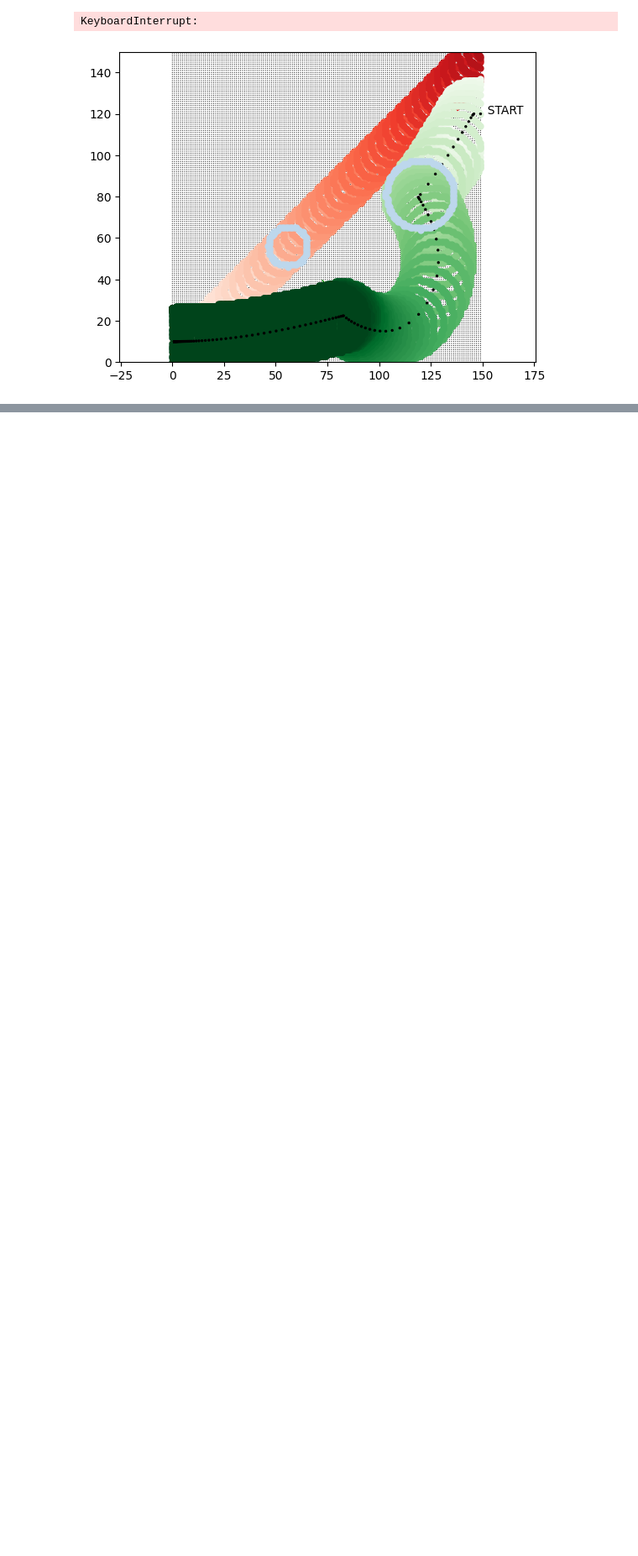
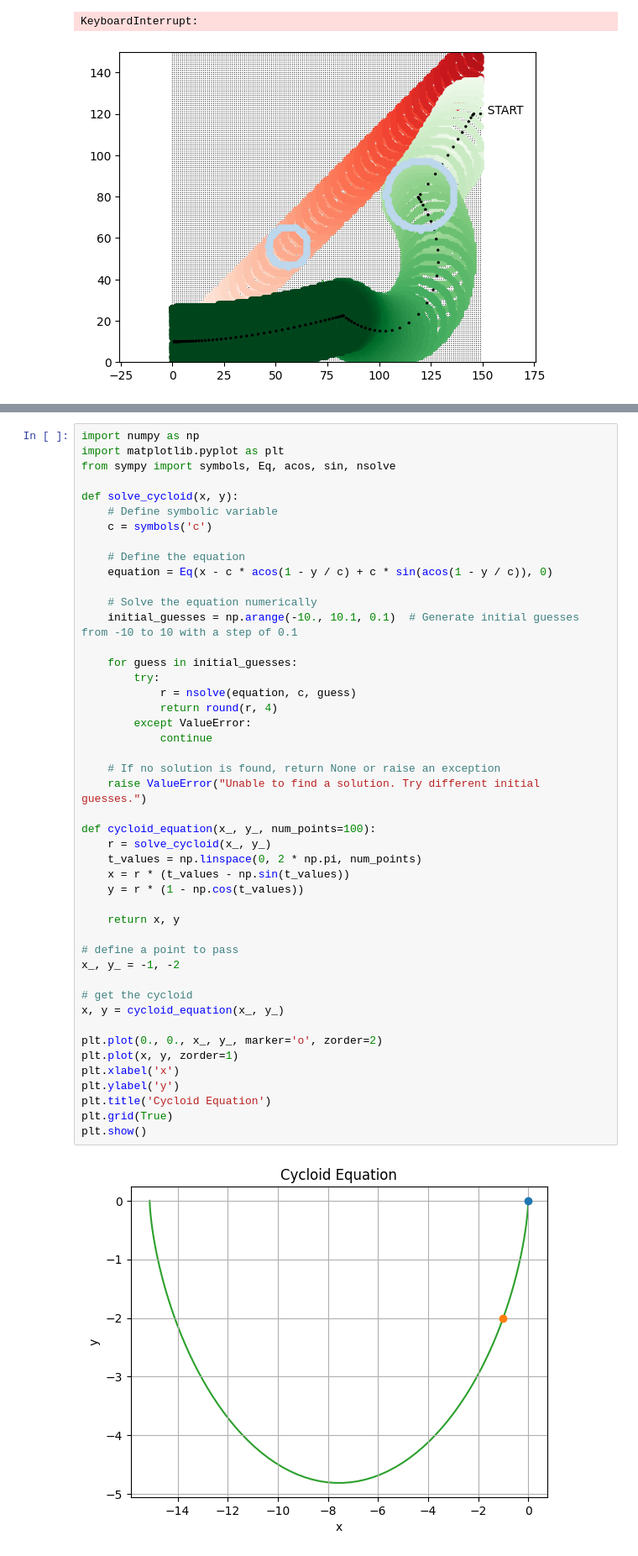
Before and after one commit to waynechu1109/Dodging-Dynamical-Obstacles-Using-Turtlebot4-Camera-Feed, a Jupyter notebook: dodge_planner.ipynb, the cells around one changed output, grey strips where cells are left out. Shown at 84% size. Saved outputs shown, nothing was run; the diff lists cells and outputs as text; blank space fills up the shorter version.

Commit message:
complete cycloid function

```diff
--- a/dodge_planner.ipynb
+++ b/dodge_planner.ipynb
@@ -228,0 +202,48 @@ plt.show()
+# %%
+import numpy as np
+import matplotlib.pyplot as plt
+from sympy import symbols, Eq, acos, sin, nsolve
+
+def solve_cycloid(x, y):
+    # Define symbolic variable
+    c = symbols('c')
+
+    # Define the equation
+    equation = Eq(x - c * acos(1 - y / c) + c * sin(acos(1 - y / c)), 0)
+
+    # Solve the equation numerically
+    initial_guesses = np.arange(-10., 10.1, 0.1)  # Generate initial guesses from -10 to 10 with a step of 0.1
+
+    for guess in initial_guesses:
+        try:
+            r = nsolve(equation, c, guess)
+            return round(r, 4)
+        except ValueError:
+            continue
+
+    # If no solution is found, return None or raise an exception
+    raise ValueError("Unable to find a solution. Try different initial guesses.")
+
+def cycloid_equation(x_, y_, num_points=100):
+    r = solve_cycloid(x_, y_)
+    t_values = np.linspace(0, 2 * np.pi, num_points)
+    x = r * (t_values - np.sin(t_values))
+    y = r * (1 - np.cos(t_values))
+
+    return x, y
+
+# define a point to pass
+x_, y_ = -1, -2
+
+# get the cycloid
+x, y = cycloid_equation(x_, y_)
+
+plt.plot(0., 0., x_, y_, marker='o', zorder=2)
+plt.plot(x, y, zorder=1)
+plt.xlabel('x')
+plt.ylabel('y')
+plt.title('Cycloid Equation')
+plt.grid(True)
+plt.show()
+# %% [output]
+[figure, added]
```
Also changed, not shown: parts of 2 cells of this notebook.
